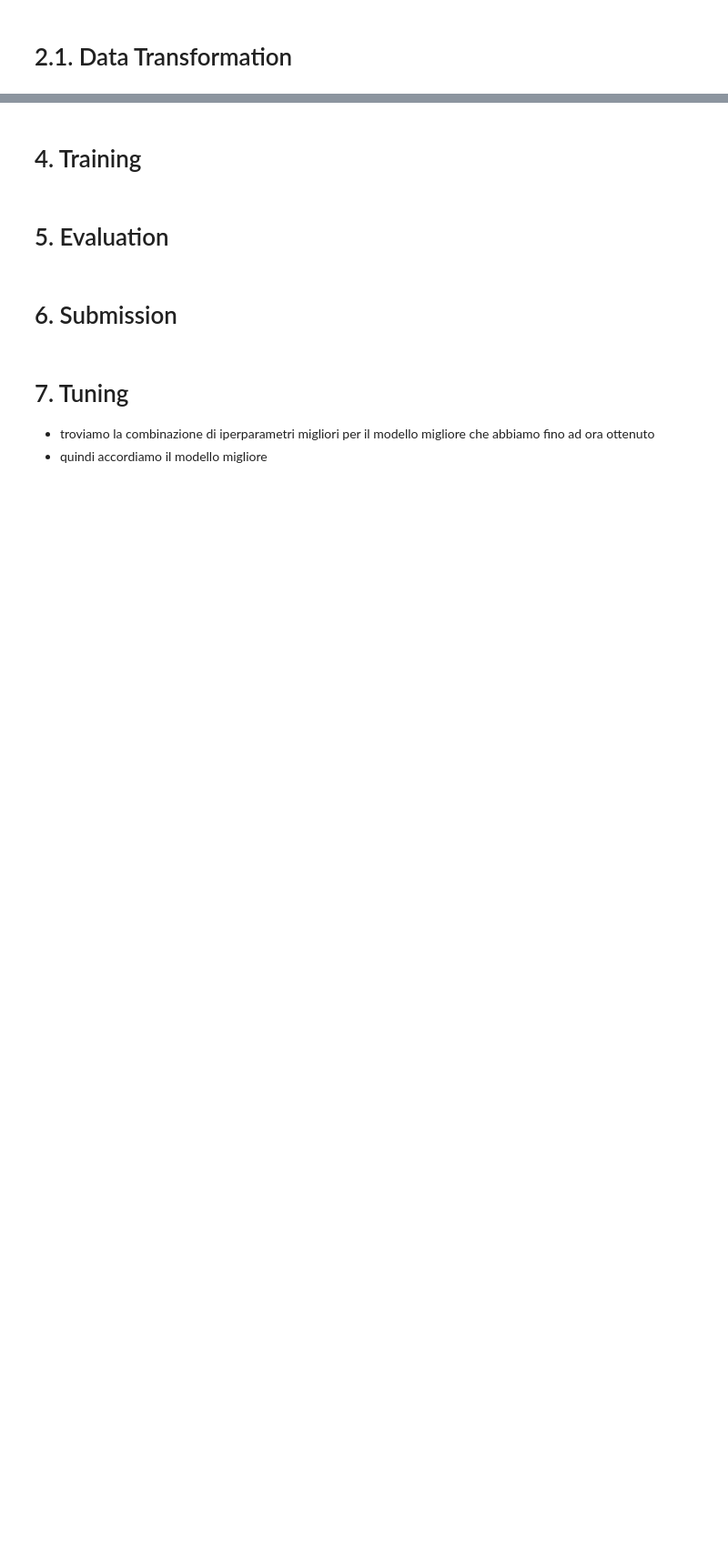
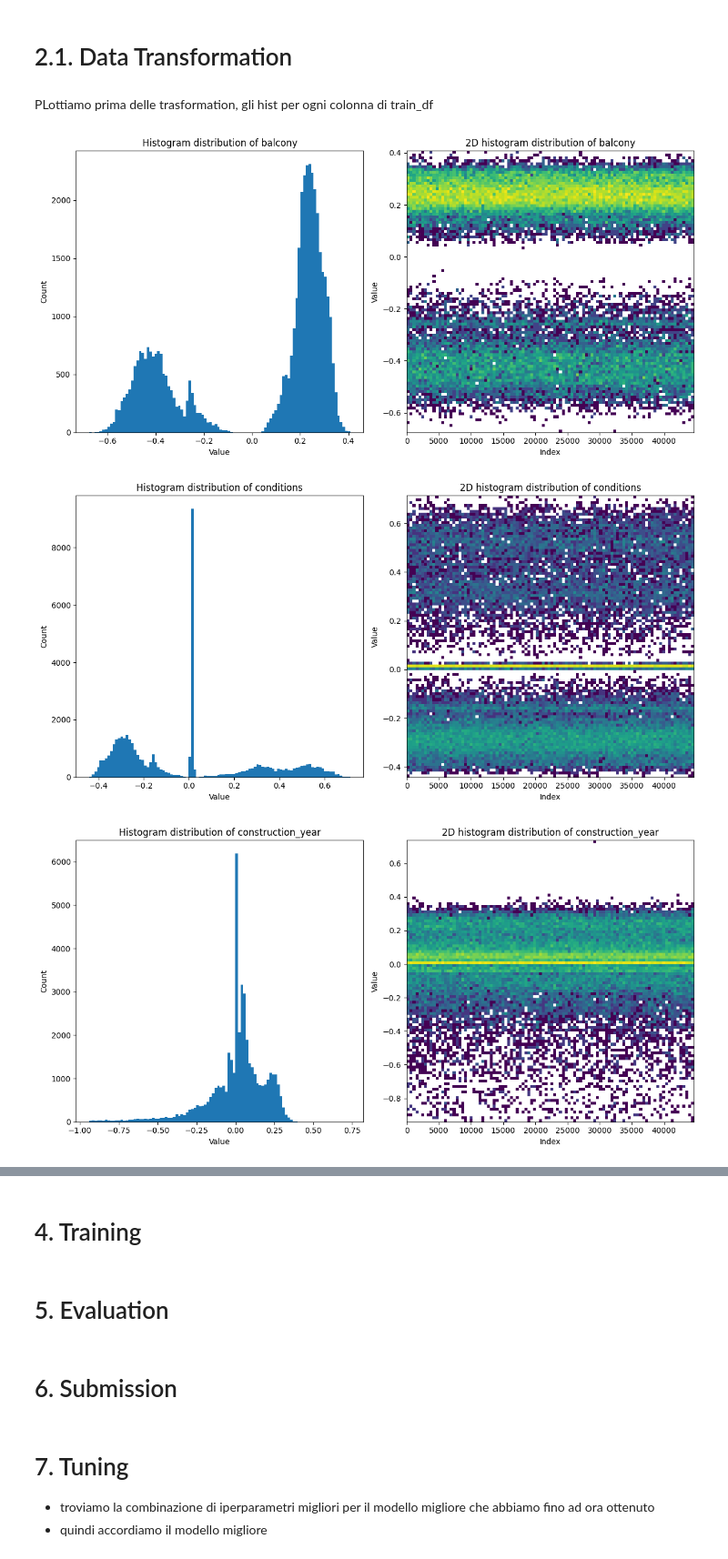
Before and after one commit to VincenzoImp/House-Prices-Prediction, a Jupyter notebook: script.ipynb, the cells around one changed output, grey strips where cells are left out. Shown at 91% size. Saved outputs shown, nothing was run; the diff lists cells and outputs as text; code cells hidden in the pictures; blank space fills up the shorter version.

```diff
--- a/script.ipynb
+++ b/script.ipynb
@@ -105,2 +347,11 @@ train_df['conditions'] = train_df['conditions'].apply(lambda x: np.nan if x == m
 # %% [markdown]
 # 2.1. Data Transformation
+# %% [markdown]
+PLottiamo prima delle trasformation, gli hist per ogni colonna di train_df
+# %%
+for col in train_df.columns:
+    hist_subplot(train_df, col)
+# %% [output]
+[figure, added]
+[figure, added]
+[figure, added]
```
Also changed, not shown: parts of 57 cells of this notebook, 2 other files.
